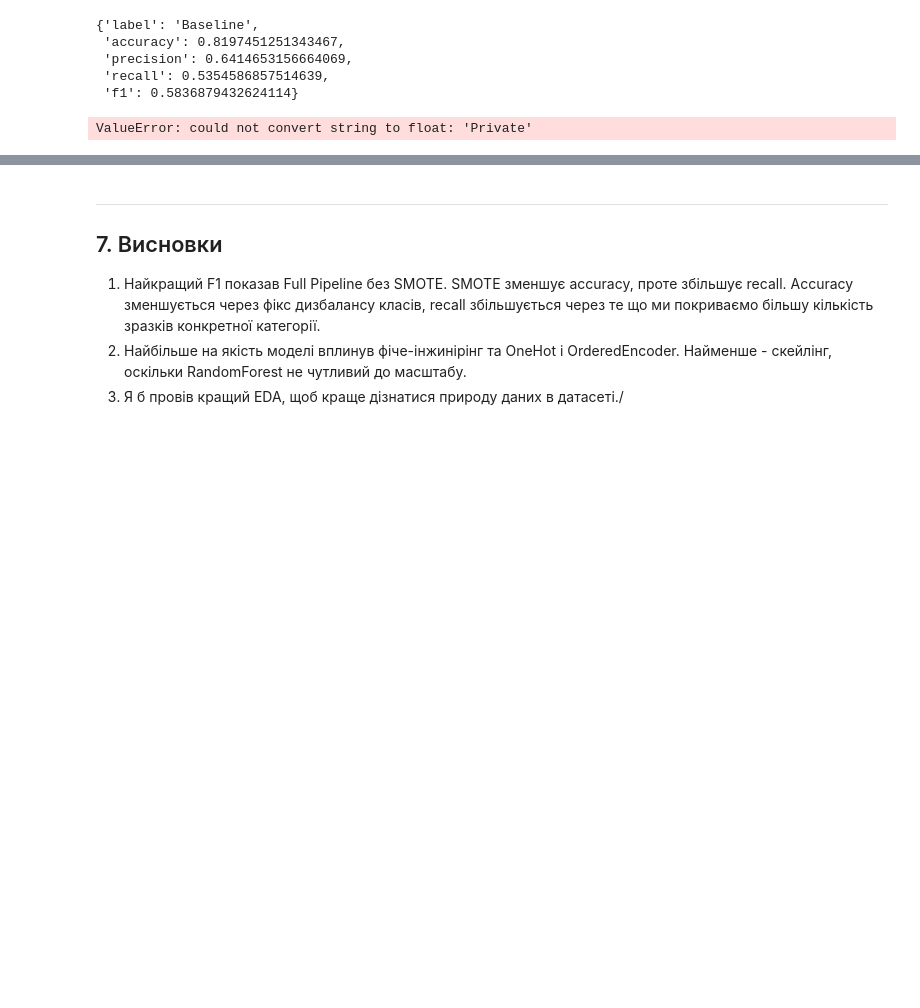
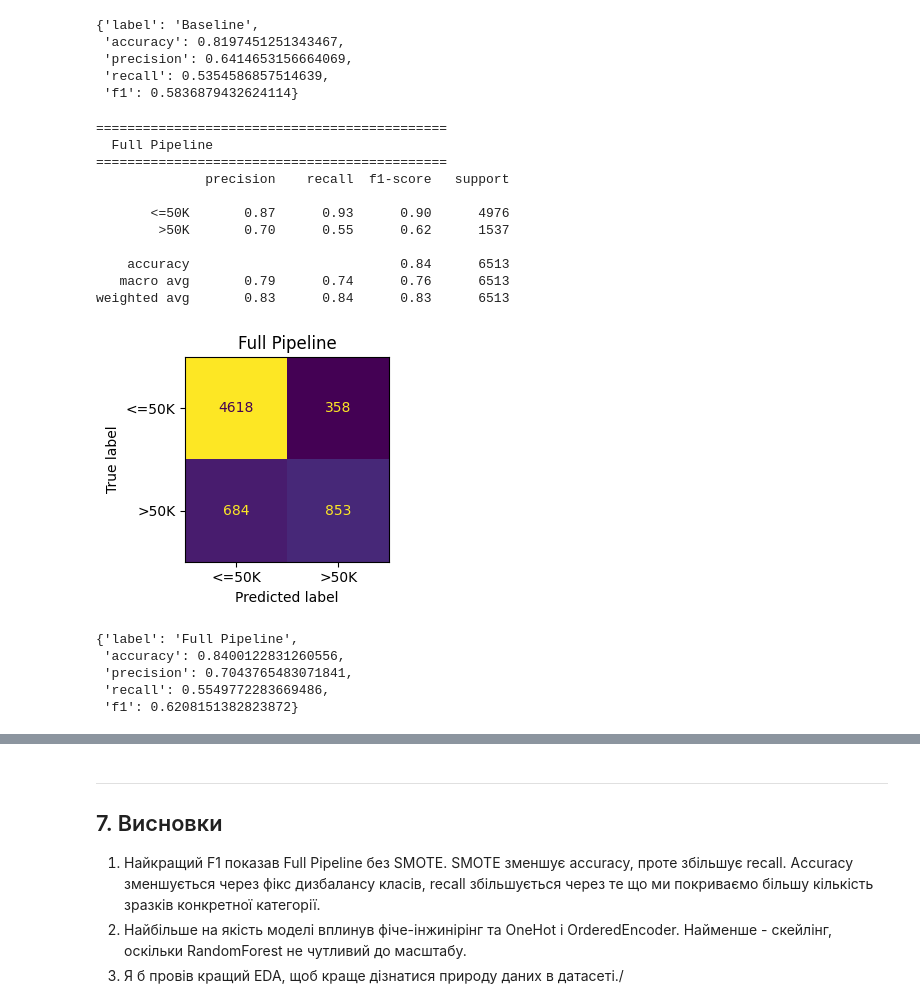
Before and after one commit to andriyqz/ds_club_homework, a Jupyter notebook: notebook.ipynb, the cells around one changed output, grey strips where cells are left out. Saved outputs shown, nothing was run; the diff lists cells and outputs as text; code cells hidden in the pictures; blank space fills up the shorter version.

```diff
--- a/notebook.ipynb
+++ b/notebook.ipynb
@@ -396,36 +396,61 @@ num_pipeline_robust = Pipeline([
 num_pipeline_skewed = Pipeline([
     ('imputer', SimpleImputer(strategy='median')),
     ('power', PowerTransformer(method='yeo-johnson'))
 ])
 
 ordinal_pipeline = Pipeline([
     ('imputer', SimpleImputer(strategy='most_frequent')),
     ('encoder', OrdinalEncoder(handle_unknown='use_encoded_value', unknown_value=-1))
 ])
 
 onehot_pipeline = Pipeline([
     ('rare_grouper', FunctionTransformer(rare_category_grouper, kw_args={'threshold':0.01})),
     ('imputer', SimpleImputer(strategy='most_frequent')),
     ('encoder', OneHotEncoder(handle_unknown='ignore', sparse_output=False))
 ])
 
 e_pipeline_preprocessor = ColumnTransformer([
     ('num_robust', num_pipeline_robust, num_robust_cols),
     ('num_skewed', num_pipeline_skewed, num_skewed_cols),
     ('onehot', onehot_pipeline, onehot_cols),
     ('ordinal', ordinal_pipeline, ordinal_cols)
 ])
 
 e_pipeline_preprocessor.set_output(transform='pandas')
 
 X_train = e_pipeline_preprocessor.fit_transform(X_train_raw)
 X_test = e_pipeline_preprocessor.transform(X_test_raw)
 
+correlations = X_train.corrwith(pd.Series(y_train))
+correlations = correlations.abs()
+
+threshold = 0.003
+features_to_keep = correlations[correlations > threshold].index
+
+X_train_filtered = X_train[features_to_keep]
+X_test_filtered = X_test[features_to_keep]
+
 e_pipeline = EvaluateModel(label="Full Pipeline")
-e_pipeline.fit(X_train, y_train)
-e_pipeline.evaluate(X_test, y_test)
+e_pipeline.fit(X_train_filtered, y_train)
+e_pipeline.evaluate(X_test_filtered, y_test)
 # %% [output]
-ValueError: could not convert string to float: 'Private'
+=============================================
+  Full Pipeline
+=============================================
+              precision    recall  f1-score   support
+
+       <=50K       0.87      0.93      0.90      4976
+        >50K       0.70      0.55      0.62      1537
+
+    accuracy                           0.84      6513
+   macro avg       0.79      0.74      0.76      6513
+weighted avg       0.83      0.84      0.83      6513
+[figure, added]
+{'label': 'Full Pipeline',
+ 'accuracy': 0.8400122831260556,
+ 'precision': 0.7043765483071841,
+ 'recall': 0.5549772283669486,
+ 'f1': 0.6208151382823872}
 # %%
 smote = SMOTE(random_state=42)
 
```
Also changed, not shown: parts of 2 cells of this notebook.
